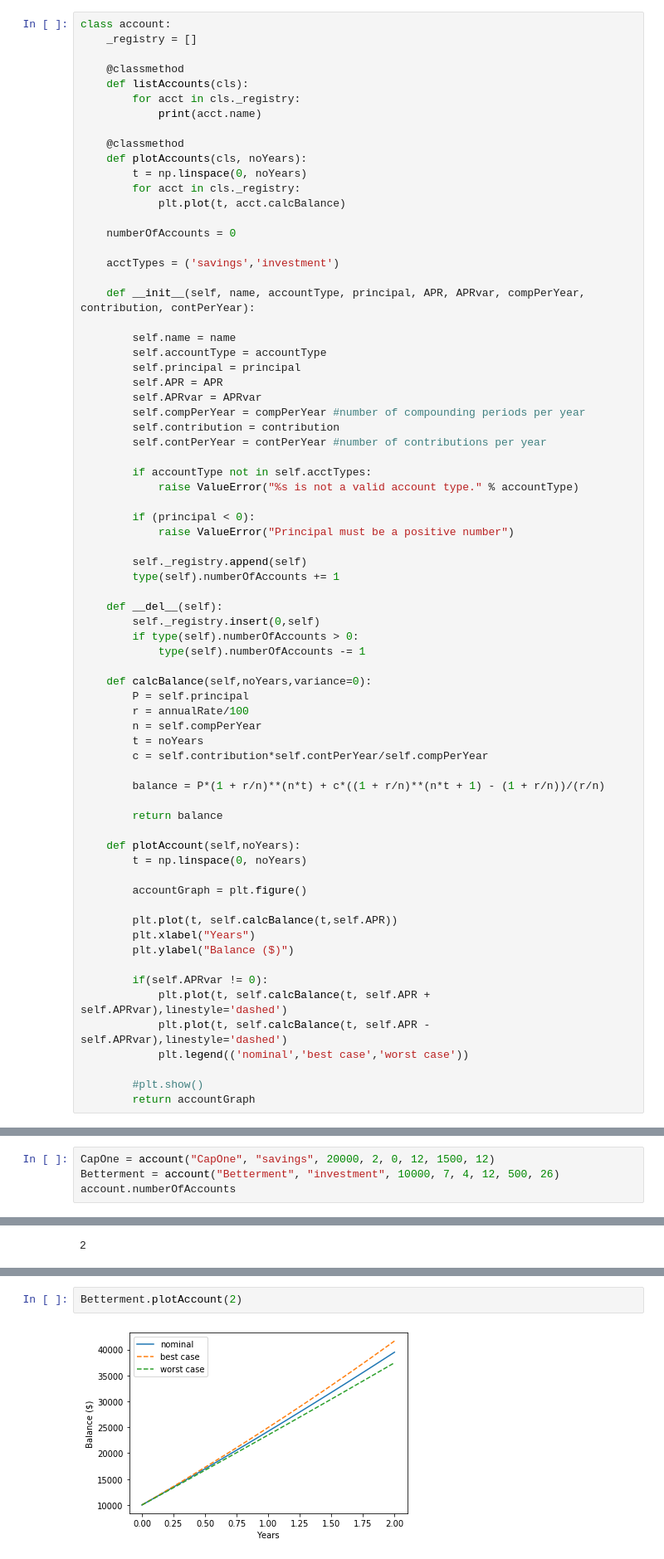
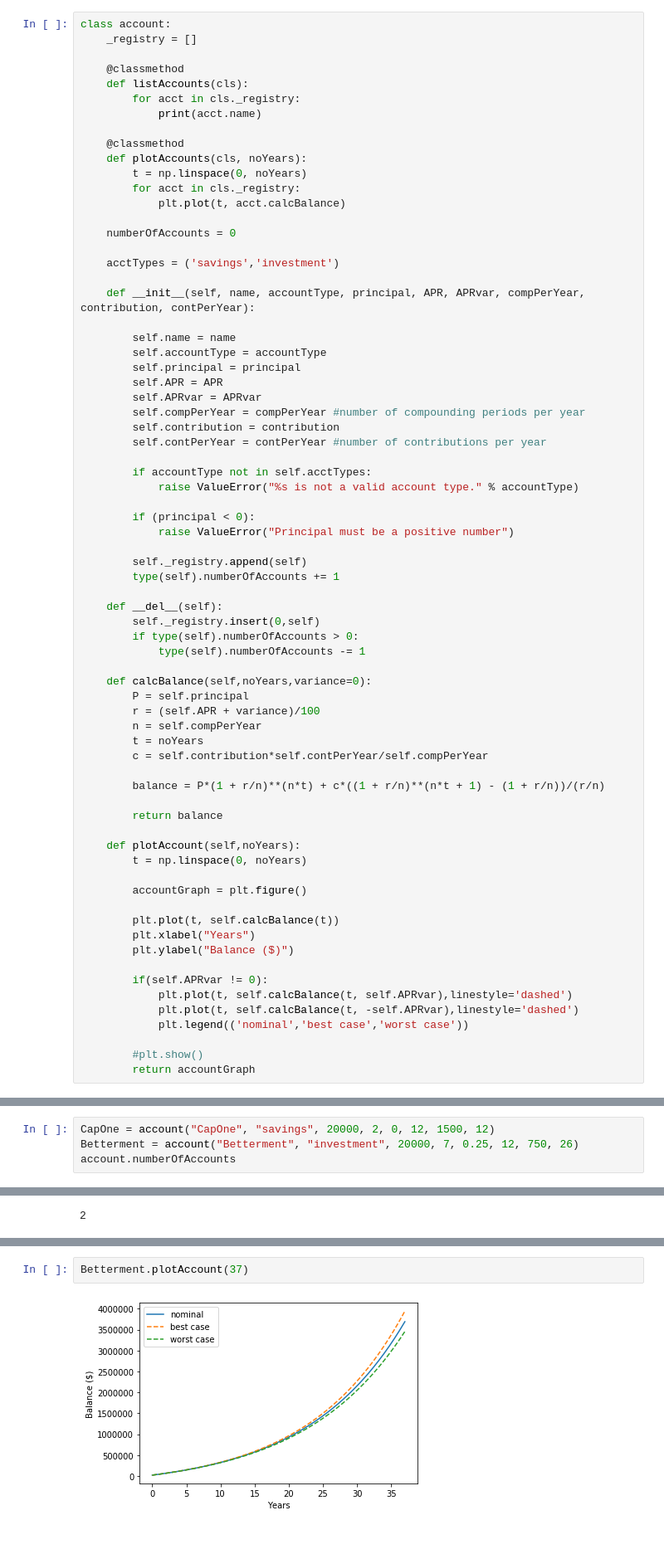
Before and after one commit to berger156/CompoundInterest, a Jupyter notebook: Compound Interest.ipynb, the cells around one changed output, grey strips where cells are left out. Shown at 83% size. Cells and saved outputs as stored; diff of their text form.

```diff
--- a/Compound Interest.ipynb
+++ b/Compound Interest.ipynb
@@ -86,7 +86,7 @@ class account:
 
     def calcBalance(self,noYears,variance=0):
         P = self.principal
-        r = annualRate/100
+        r = (self.APR + variance)/100
         n = self.compPerYear
         t = noYears
         c = self.contribution*self.contPerYear/self.compPerYear
@@ -100,13 +100,13 @@ class account:
 
         accountGraph = plt.figure()
 
-        plt.plot(t, self.calcBalance(t,self.APR))
+        plt.plot(t, self.calcBalance(t))
         plt.xlabel("Years")
         plt.ylabel("Balance ($)")
 
         if(self.APRvar != 0):
-            plt.plot(t, self.calcBalance(t, self.APR + self.APRvar),linestyle='dashed')
-            plt.plot(t, self.calcBalance(t, self.APR - self.APRvar),linestyle='dashed')
+            plt.plot(t, self.calcBalance(t, self.APRvar),linestyle='dashed')
+            plt.plot(t, self.calcBalance(t, -self.APRvar),linestyle='dashed')
             plt.legend(('nominal','best case','worst case'))
 
         #plt.show()
@@ -121,6 +121,6 @@ test = account("test","savings", -10, 0, 0, 0, 100, 'weekly')
 ValueError: Principal must be a positive number
 # %%
 CapOne = account("CapOne", "savings", 20000, 2, 0, 12, 1500, 12)
-Betterment = account("Betterment", "investment", 10000, 7, 4, 12, 500, 26)
+Betterment = account("Betterment", "investment", 20000, 7, 0.25, 12, 750, 26)
 account.numberOfAccounts
 # %% [output]
@@ -155,9 +155,9 @@ CapOne.plotAccount(5)
 # %% [output]
 [figure]
 # %%
-Betterment.plotAccount(2)
+Betterment.plotAccount(37)
 # %% [output]
-[figure, old version]
+[figure, new version]
 # %% [markdown]
 ## Next steps
 * [ ] stack multiple accounts
```
Also changed, not shown: parts of 4 cells of this notebook.
